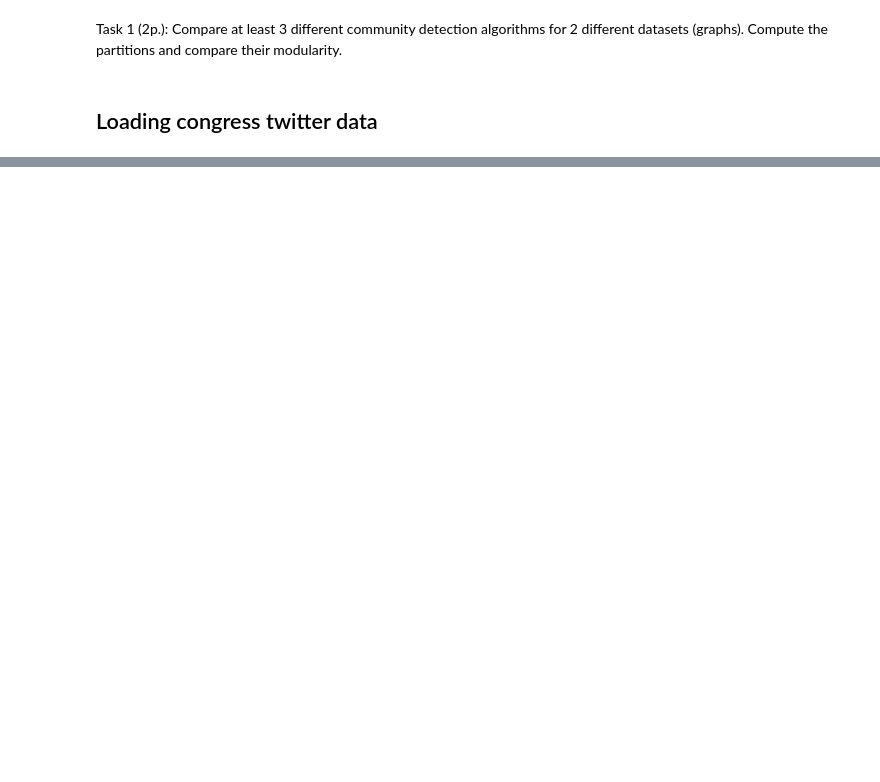
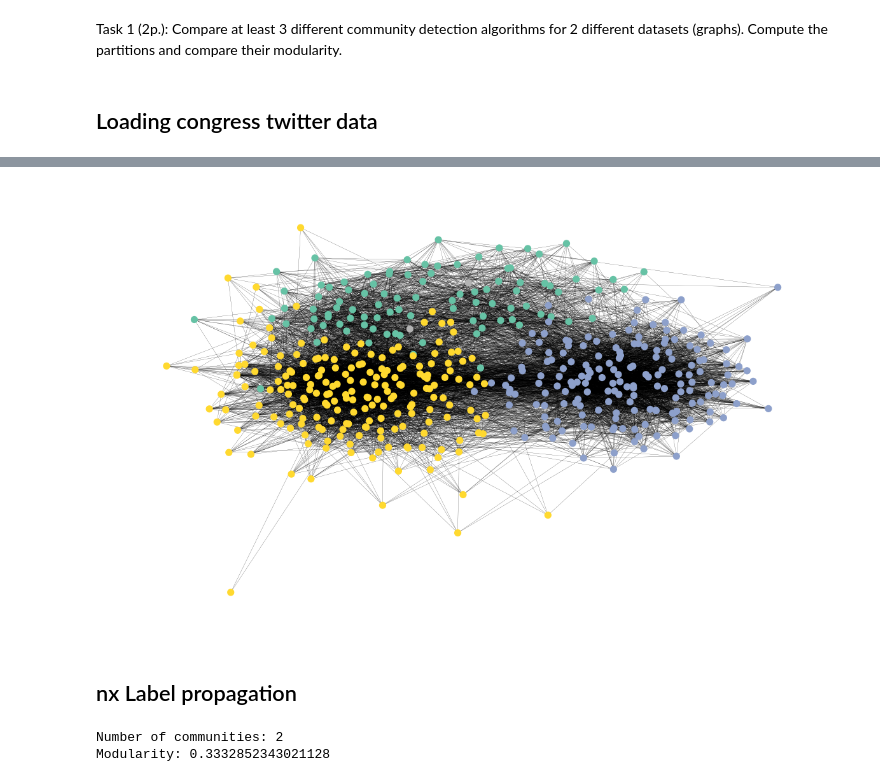
Before and after one commit to Wafellini/Machine-Learning-with-Graphs, a Jupyter notebook: Community Detection/task1_1.ipynb, the cells around one changed output, grey strips where cells are left out. Cells and saved outputs as stored; diff of their text form; code cells hidden in the pictures; blank space fills up the shorter version.

```diff
--- a/Community Detection/task1_1.ipynb
+++ b/Community Detection/task1_1.ipynb
@@ -62,0 +61,13 @@ nx.draw_networkx(G, pos=pos, ax=ax, **plot_options)
+# %%
+visualize_communities(G, lcd)
+# %% [output]
+[figure, added]
+# %% [markdown]
+## nx Label propagation
+# %%
+lp = nx.community.label_propagation_communities(G)
+print("Number of communities:", len(lp))
+print("Modularity:", nx.community.modularity(G, lp))
+# %% [output]
+Number of communities: 2
+Modularity: 0.3332852343021128
```
Also changed, not shown: parts of 12 cells of this notebook.
